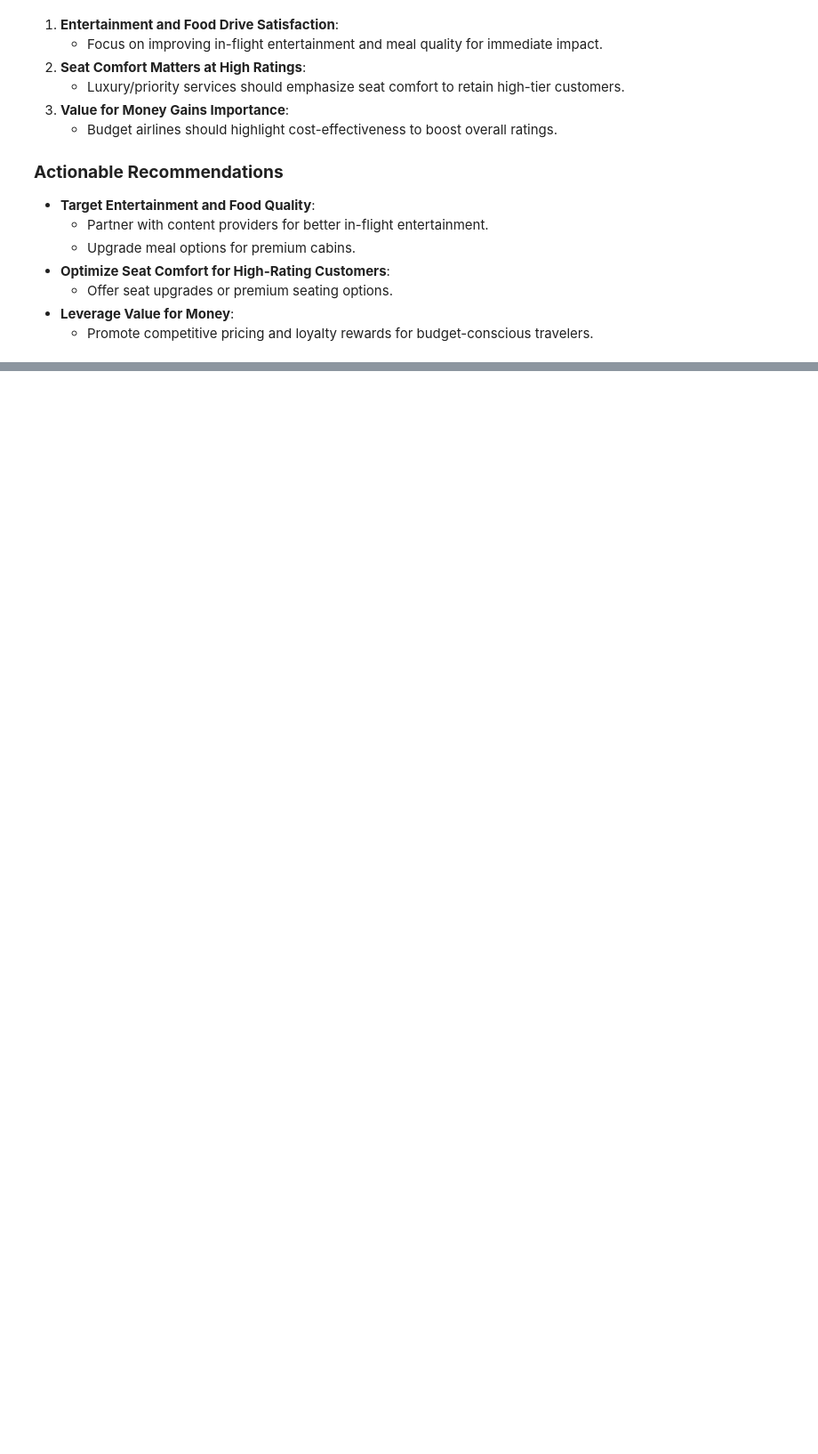
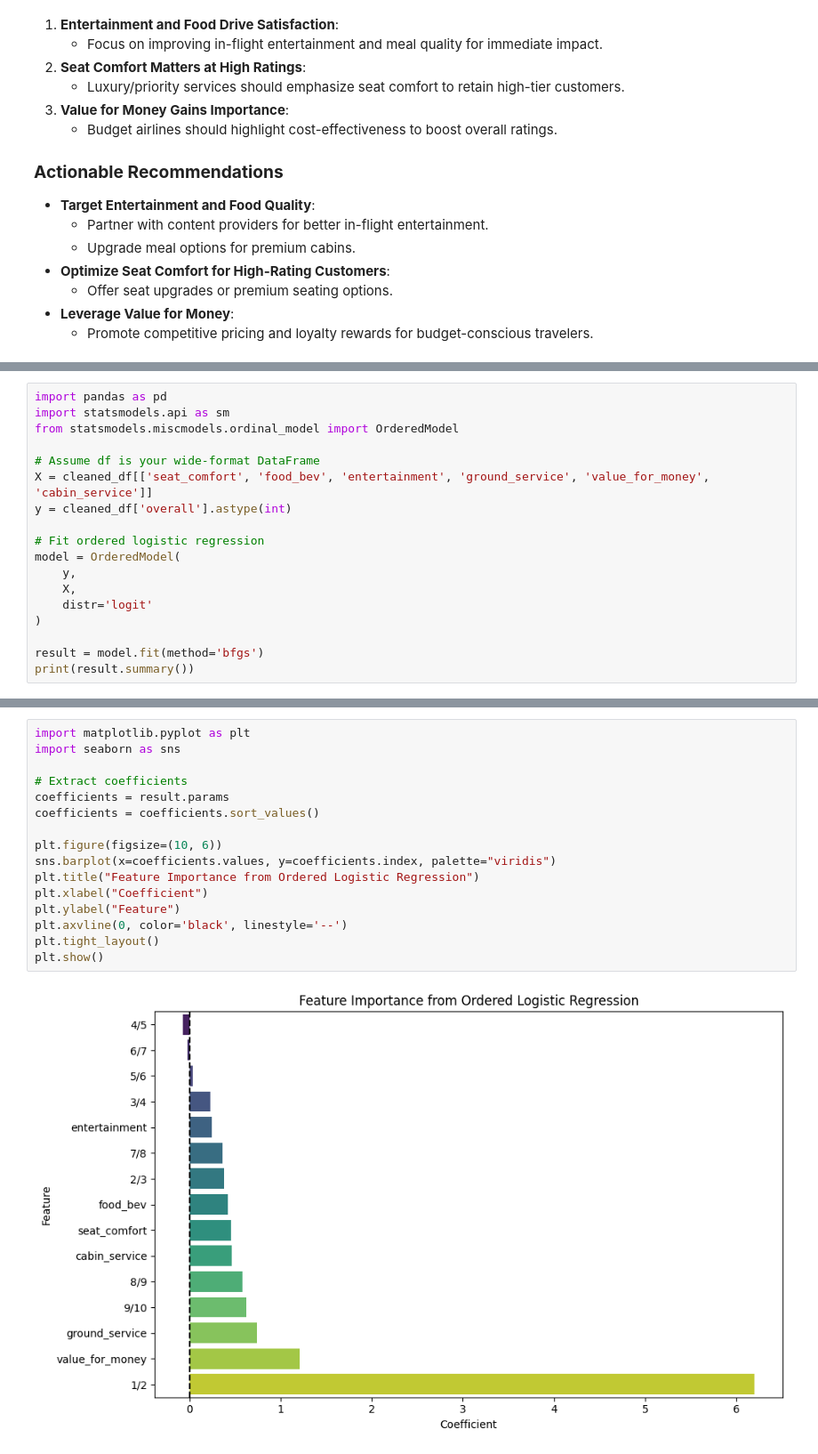
Before and after one commit to Monisha-dabbara/Dissertation, a Jupyter notebook: pooling_framework.ipynb, the cells around one changed output, grey strips where cells are left out. Shown: that part at 89% size. Saved outputs shown, nothing was run; the diff lists cells and outputs as text; blank space fills up the shorter version.

```diff
--- a/pooling_framework.ipynb
+++ b/pooling_framework.ipynb
@@ -795,0 +909,18 @@ This pattern suggests:
+# %%
+import pandas as pd
+import statsmodels.api as sm
+from statsmodels.miscmodels.ordinal_model import OrderedModel
+
+# Assume df is your wide-format DataFrame
+X = cleaned_df[['seat_comfort', 'food_bev', 'entertainment', 'ground_service', 'value_for_money', 'cabin_service']]
+y = cleaned_df['overall'].astype(int)
+
+# Fit ordered logistic regression
+model = OrderedModel(
+    y,
+    X,
+    distr='logit'
+)
+
+result = model.fit(method='bfgs')
+print(result.summary())
@@ -795,0 +1021,18 @@ This pattern suggests:
+# %%
+import matplotlib.pyplot as plt
+import seaborn as sns
+
+# Extract coefficients
+coefficients = result.params
+coefficients = coefficients.sort_values()
+
+plt.figure(figsize=(10, 6))
+sns.barplot(x=coefficients.values, y=coefficients.index, palette="viridis")
+plt.title("Feature Importance from Ordered Logistic Regression")
+plt.xlabel("Coefficient")
+plt.ylabel("Feature")
+plt.axvline(0, color='black', linestyle='--')
+plt.tight_layout()
+plt.show()
+# %% [output]
+[figure, added]
```
Also changed, not shown: parts of 21 cells of this notebook.
